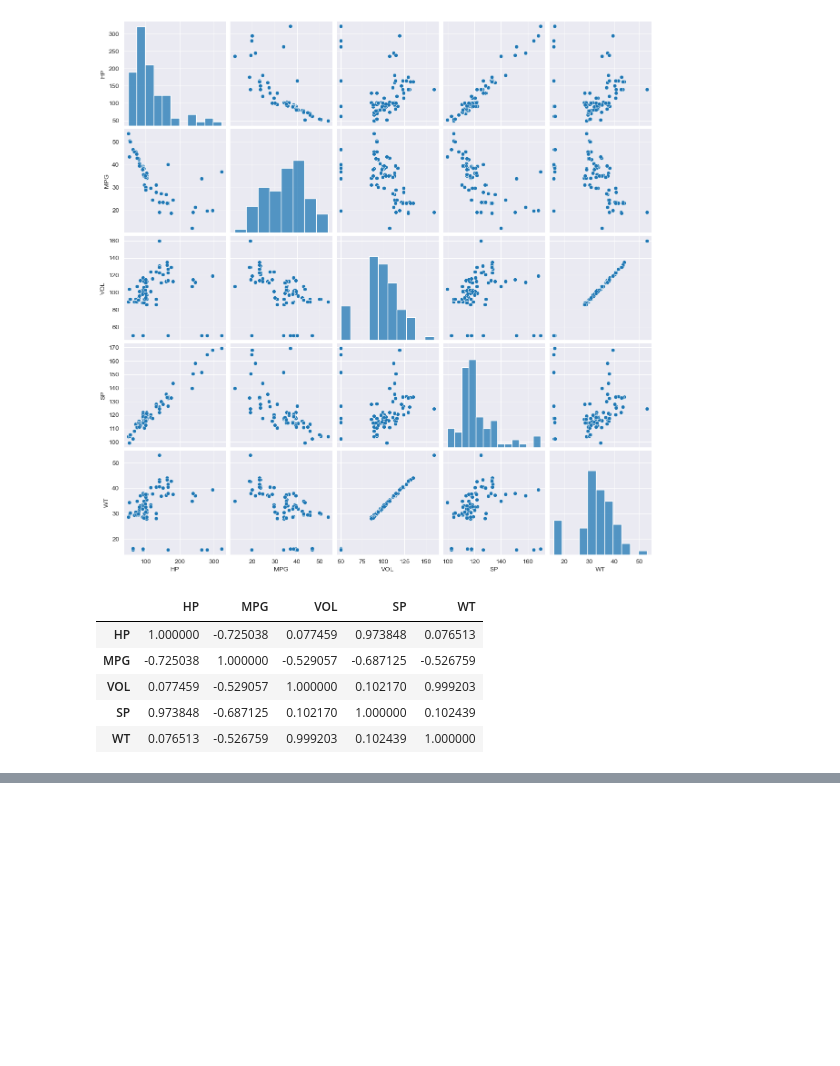
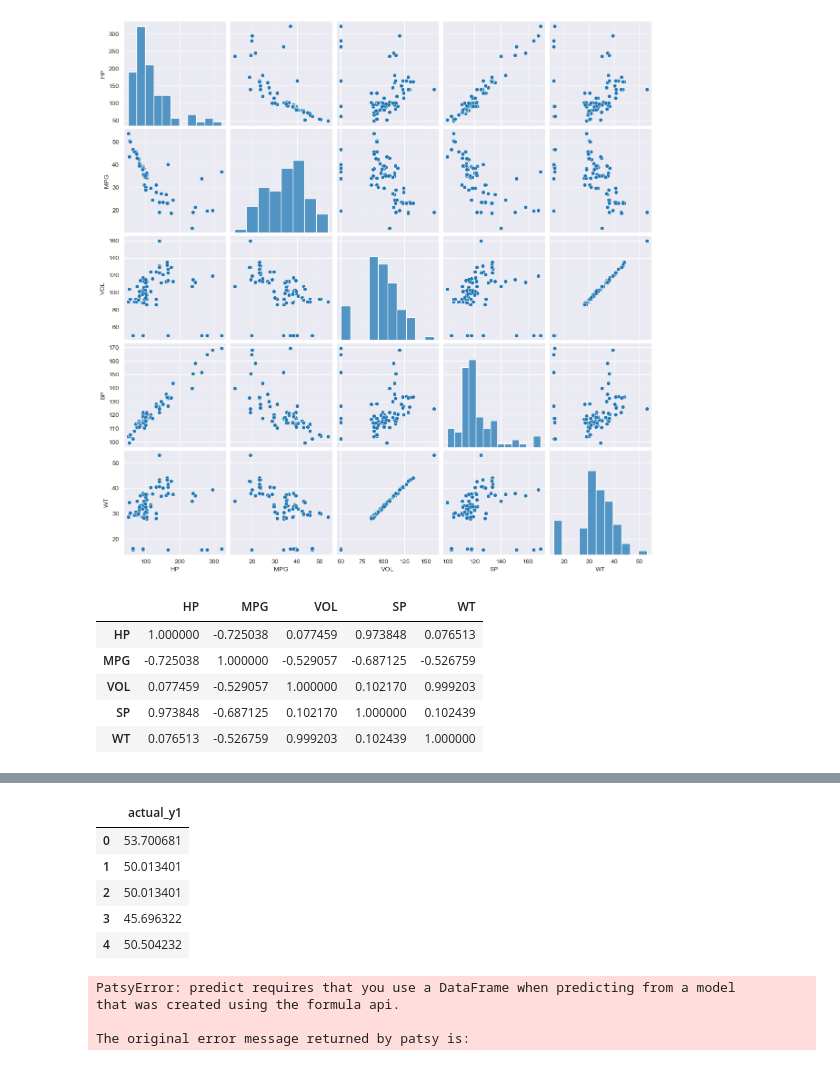
Before and after one commit to karthik68-coder/excelr-assignment, a Jupyter notebook: MultipleLinearRegression-checkpoint.ipynb, the cells around one changed output, grey strips where cells are left out. Cells and saved outputs as stored; diff of their text form; code cells hidden in the pictures; blank space fills up the shorter version.

```diff
--- a/MultipleLinearRegression-checkpoint.ipynb
+++ b/MultipleLinearRegression-checkpoint.ipynb
@@ -133,0 +168,20 @@ cars.corr()
+# %%
+f1=pd.DataFrame()
+f1["actual_y1"]=cars["MPG"]
+f1.head()
+# %% [output]
+|  | actual_y1 |
+| 0 | 53.700681 |
+| 1 | 50.013401 |
+| 2 | 50.013401 |
+| 3 | 45.696322 |
+| 4 | 50.504232 |
+# %%
+pred_y1=model1.predict(cars.iloc[:,0:3])
+df1["pred_y1"]=pred_y1
+df1.head()
+# %% [output]
+PatsyError: predict requires that you use a DataFrame when predicting from a model
+that was created using the formula api.
+
+The original error message returned by patsy is:
```
Also changed, not shown: parts of 4 cells of this notebook.
